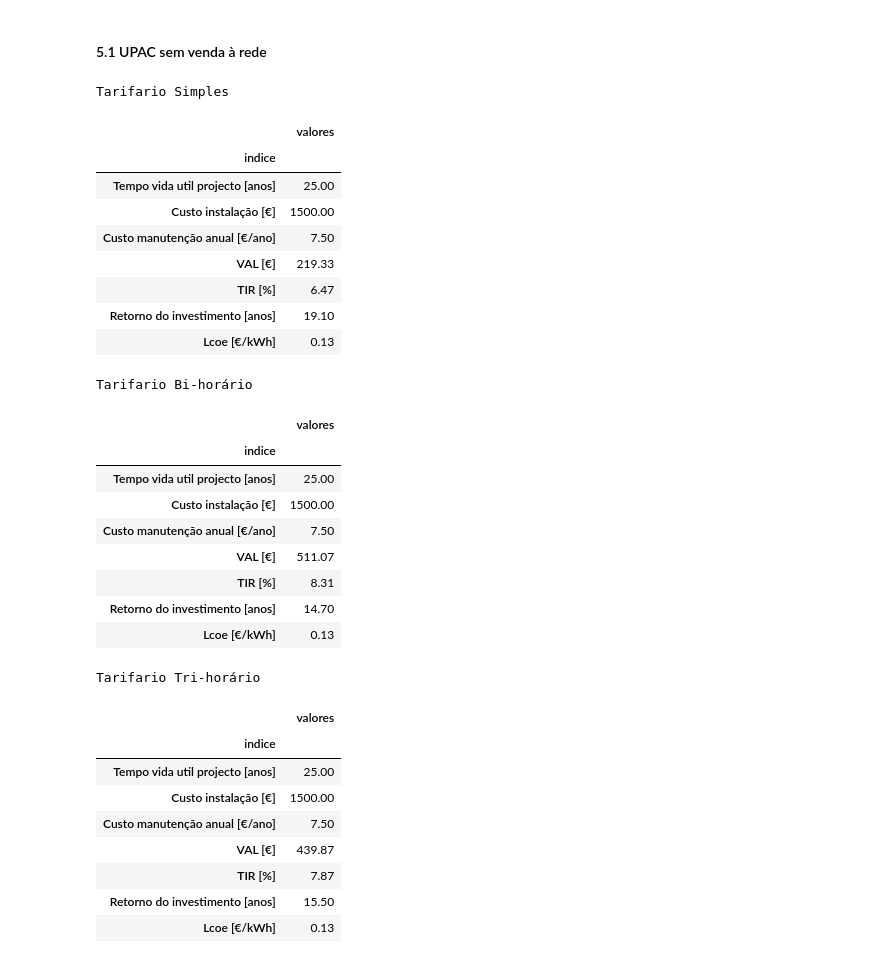
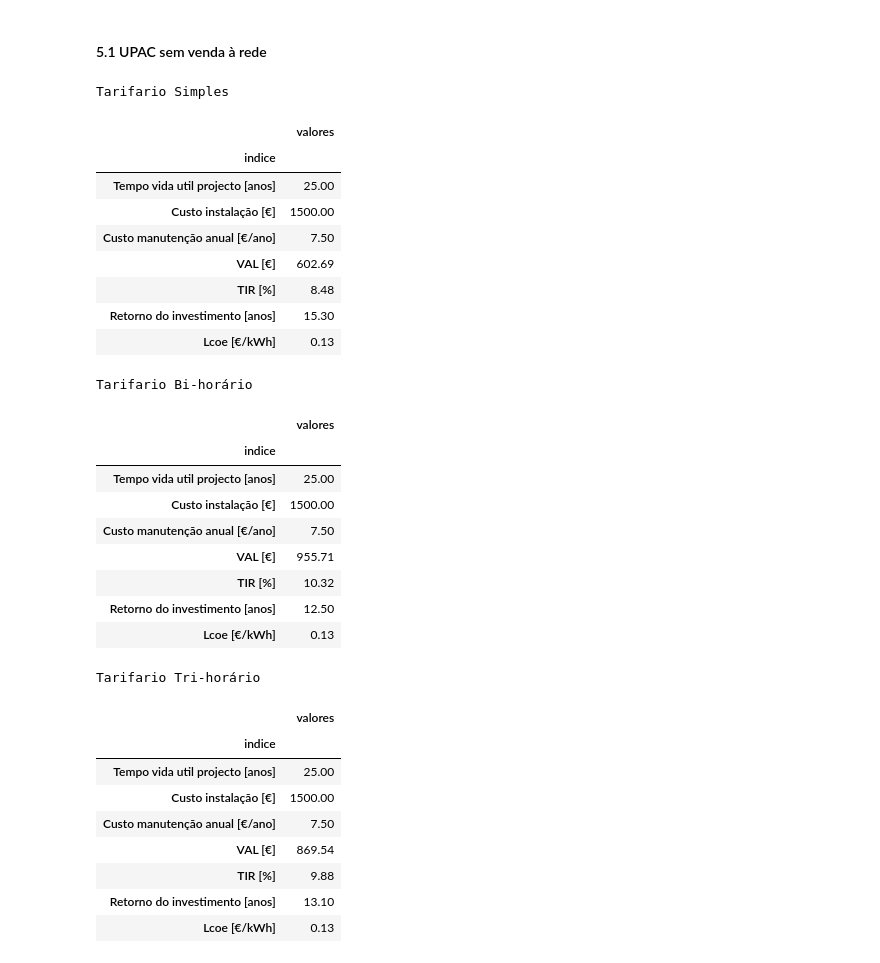
Before and after one commit to mig-l-f/ao-sol, a Jupyter notebook: templates/Analise UPAC com bateria.ipynb, the cells around one changed output. Saved outputs shown, nothing was run; the diff lists cells and outputs as text; code cells hidden in the pictures.

Commit message:
Considerar taxa de inflação na analise de projecto

```diff
--- a/templates/Analise UPAC com bateria.ipynb
+++ b/templates/Analise UPAC com bateria.ipynb
@@ -71,6 +71,10 @@ trihorario_cheias_kwh = 0.1638
 trihorario_vazio_kwh = 0.0988
 # venda a rede com preco fixo
 preco_venda_rede = 0.06 # 6cent/kWh
+precos_energia = ape.TarifarioEnergia(simples_kwh, \
+    bihorario_fora_vazio_kwh, bihorario_vazio_kwh, \
+    trihorario_ponta_kwh, trihorario_cheias_kwh, trihorario_vazio_kwh, \
+    preco_venda_rede)
 
 # =====================
 # Analise tempo de vida
@@ -79,6 +83,7 @@ tempo_vida = 25 # anos
 ano_0 = 2022 # ano 0 do projecto
 taxa_actualizacao = 5 # em %
 taxa_degradacao_sistema = 0.7 # %/ano
+taxa_inflacao = 2.0 # %/ano
 
 # Custos do projecto
 total = 1500 # €
@@ -337,31 +335,28 @@ if considerar_apoio:
 #### 5.1 UPAC sem venda à rede
 # %%
 # custos tarifario simples
-tarifario_simples = lambda en, ano, col: ape.calcula_tarifario_simples(en, simples_kwh, col)
-indicadores_financas_simples, cf_simples = af.analise_financeira_projecto(energia_armaz, investimento_estimado, custo_manutencao, taxa_actualizacao, ano_0, tempo_vida, taxa_degradacao_sistema, tarifario_simples, indicadores_armaz)
+indicadores_financas_simples, cf_simples = af.analise_financeira_projecto(energia_armaz, investimento_estimado, custo_manutencao, taxa_actualizacao, ano_0, tempo_vida, taxa_degradacao_sistema, taxa_inflacao, ape.Tarifario.Simples, precos_energia, False, indicadores_armaz)
 simples_style = indicadores_financas_simples.as_frame().style.format("{:.2f}").set_caption('Tarifario Simples').set_table_attributes("style='display:inline'")
 
 # custos tarifario bi-horario
-tarifario_bihorario = lambda en, ano, col: ape.calcula_tarifario_bihorario_diario(en, bihorario_fora_vazio_kwh, bihorario_vazio_kwh, col)
-indicadores_financas_bihorario, _ = af.analise_financeira_projecto(energia_armaz, investimento_estimado, custo_manutencao, taxa_actualizacao, ano_0, tempo_vida, taxa_degradacao_sistema, tarifario_bihorario, indicadores_armaz)
+indicadores_financas_bihorario, _ = af.analise_financeira_projecto(energia_armaz, investimento_estimado, custo_manutencao, taxa_actualizacao, ano_0, tempo_vida, taxa_degradacao_sistema, taxa_inflacao, ape.Tarifario.Bihorario, precos_energia, False, indicadores_armaz)
 bihorario_style = indicadores_financas_bihorario.as_frame().style.format("{:.2f}").set_caption('Tarifario Bi-horário').set_table_attributes("style='display:inline'")
 
 # custos tarifario tri-horario
-tarifario_trihorario = lambda en, ano, col: ape.calcula_tarifario_trihorario_diario(en, ano, trihorario_ponta_kwh, trihorario_cheias_kwh, trihorario_vazio_kwh, col)
-indicadores_financas_trihorario, _ = af.analise_financeira_projecto(energia_armaz, investimento_estimado, custo_manutencao, taxa_actualizacao, ano_0, tempo_vida, taxa_degradacao_sistema, tarifario_trihorario, indicadores_armaz)
+indicadores_financas_trihorario, _ = af.analise_financeira_projecto(energia_armaz, investimento_estimado, custo_manutencao, taxa_actualizacao, ano_0, tempo_vida, taxa_degradacao_sistema, taxa_inflacao, ape.Tarifario.Trihorario, precos_energia, False, indicadores_armaz)
 trihorario_style = indicadores_financas_trihorario.as_frame().style.format("{:.2f}").set_caption('Tarifario Tri-horário').set_table_attributes("style='display:inline'")
 
 display_html(simples_style._repr_html_() + bihorario_style._repr_html_() + trihorario_style._repr_html_(), raw=True)
 # %% [output]
 Tarifario Simples
 |  | valores |
 | indice |  |
 | Tempo vida util projecto [anos] | 25.00 |
 | Custo instalação [€] | 1500.00 |
 | Custo manutenção anual [€/ano] | 7.50 |
-| VAL [€] | 219.33 |
-| TIR [%] | 6.47 |
-| Retorno do investimento [anos] | 19.10 |
+| VAL [€] | 602.69 |
+| TIR [%] | 8.48 |
+| Retorno do investimento [anos] | 15.30 |
 | Lcoe [€/kWh] | 0.13 |
 Tarifario Bi-horário
 |  | valores |
@@ -369,9 +364,9 @@ Tarifario Bi-horário
 | Tempo vida util projecto [anos] | 25.00 |
 | Custo instalação [€] | 1500.00 |
 | Custo manutenção anual [€/ano] | 7.50 |
-| VAL [€] | 511.07 |
-| TIR [%] | 8.31 |
-| Retorno do investimento [anos] | 14.70 |
+| VAL [€] | 955.71 |
+| TIR [%] | 10.32 |
+| Retorno do investimento [anos] | 12.50 |
 | Lcoe [€/kWh] | 0.13 |
 Tarifario Tri-horário
 |  | valores |
@@ -379,7 +374,7 @@ Tarifario Tri-horário
 | Tempo vida util projecto [anos] | 25.00 |
 | Custo instalação [€] | 1500.00 |
 | Custo manutenção anual [€/ano] | 7.50 |
-| VAL [€] | 439.87 |
-| TIR [%] | 7.87 |
-| Retorno do investimento [anos] | 15.50 |
+| VAL [€] | 869.54 |
+| TIR [%] | 9.88 |
+| Retorno do investimento [anos] | 13.10 |
 | Lcoe [€/kWh] | 0.13 |
```
Also changed, not shown: parts of 2 cells of this notebook, 6 other files.
